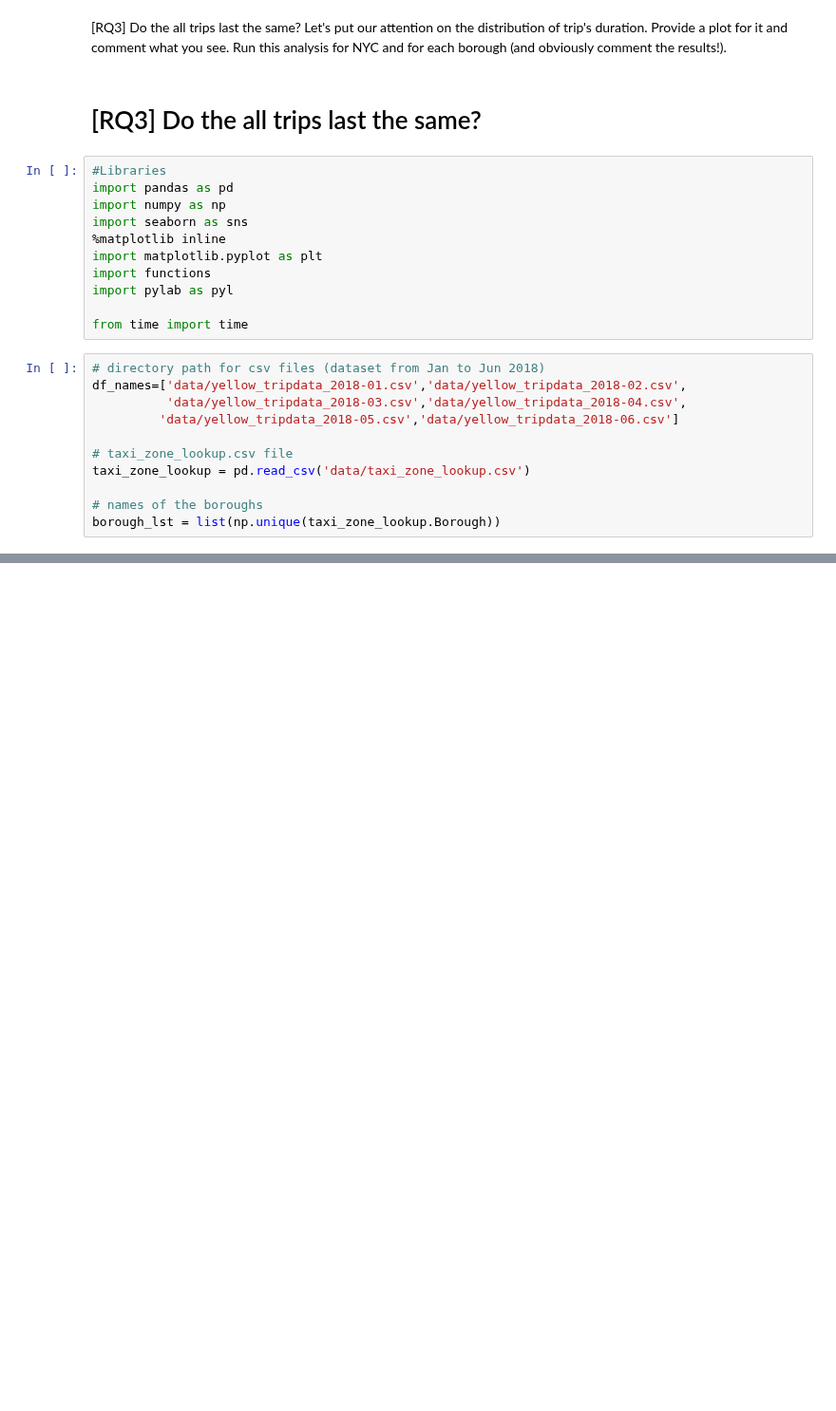
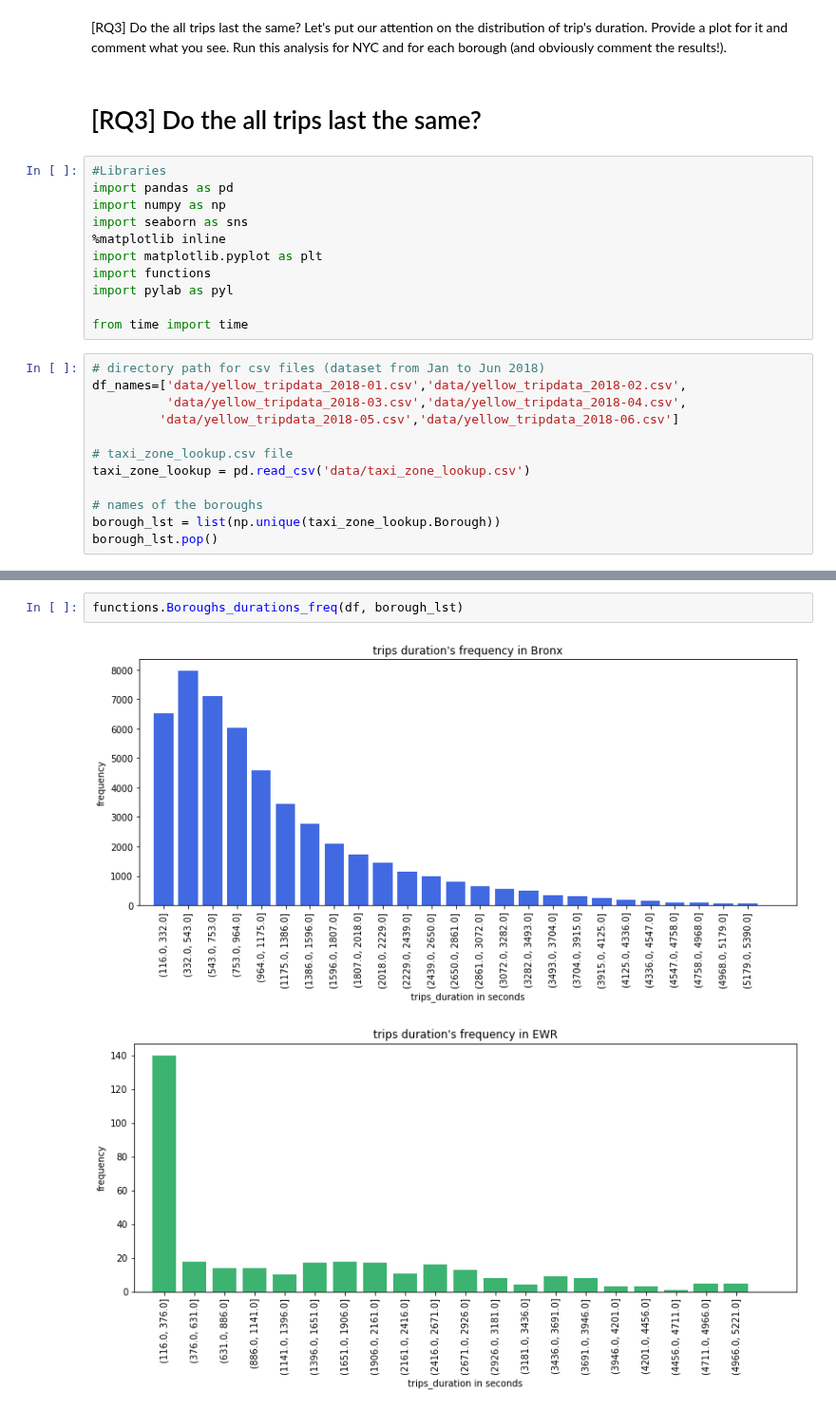
Before and after one commit to dusicastepic/ADMSecondHomework, a Jupyter notebook: RQ3_Done.ipynb, the cells around one changed output, grey strips where cells are left out. Shown at 95% size. Cells and saved outputs as stored; diff of their text form; blank space fills up the shorter version.

```diff
--- a/RQ3_Done.ipynb
+++ b/RQ3_Done.ipynb
@@ -24,3 +24,4 @@ taxi_zone_lookup = pd.read_csv('data/taxi_zone_lookup.csv')
 
 # names of the boroughs
 borough_lst = list(np.unique(taxi_zone_lookup.Borough))
+borough_lst.pop()
@@ -78,0 +36,5 @@ functions.plot_Boroughs_durations(df, borough_lst)
+# %%
+functions.Boroughs_durations_freq(df, borough_lst)
+# %% [output]
+[figure, added]
+[figure, added]
```
Also changed, not shown: parts of 8 cells of this notebook, 1 other file.
